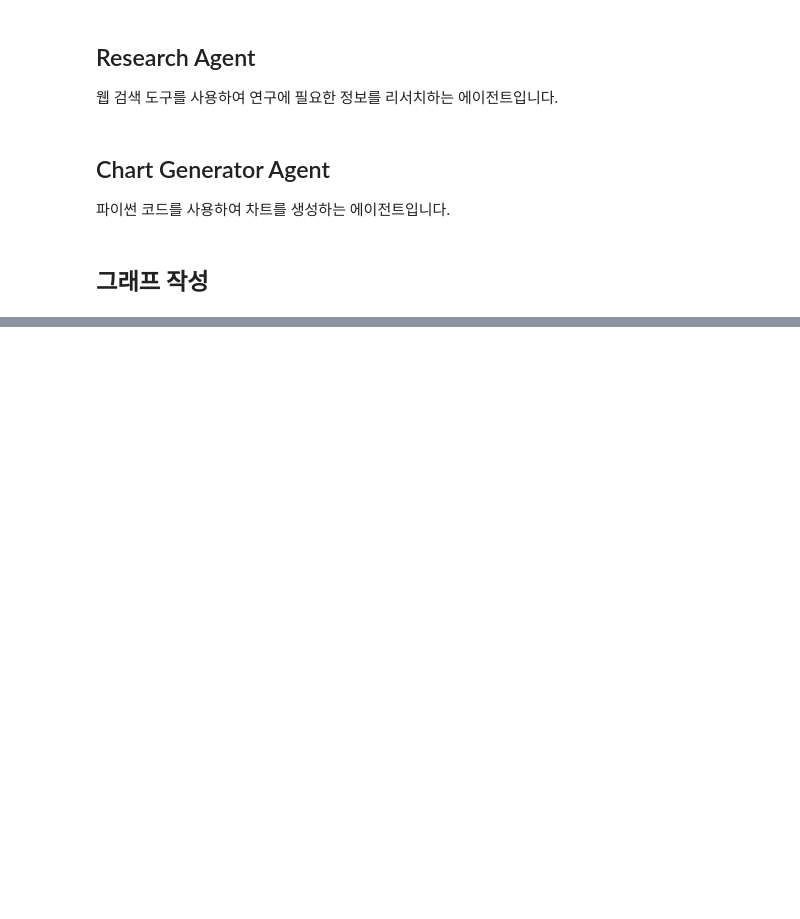
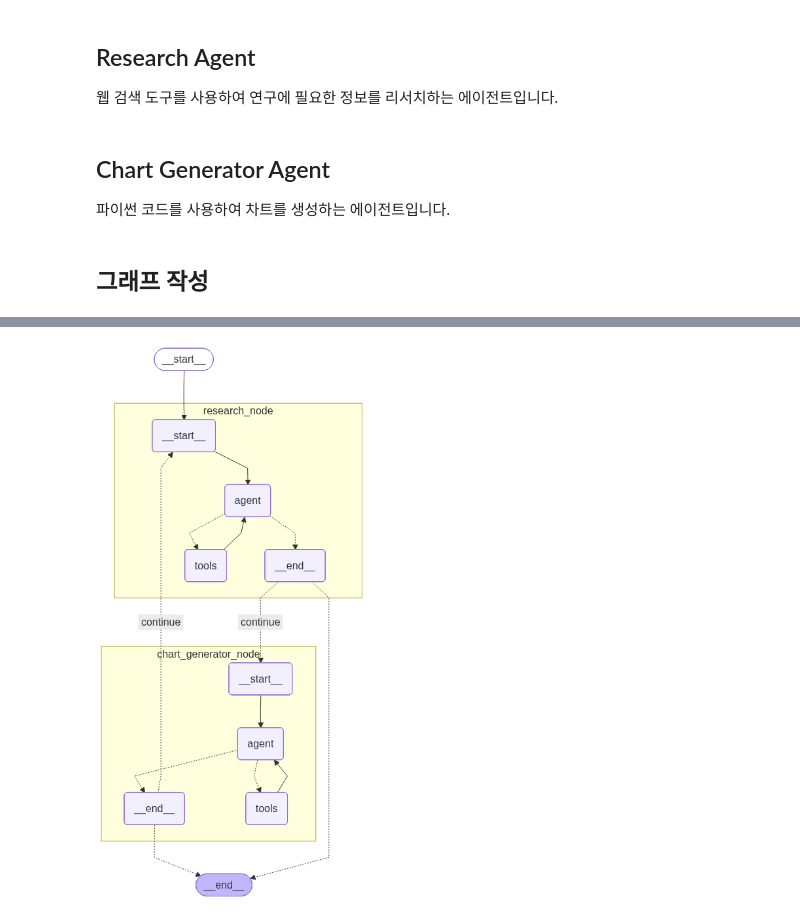
Before and after one commit to jeongsk/langchain-academy, a Jupyter notebook: projects/06-Multi-Agent-Collaboration.ipynb, the cells around one changed output, grey strips where cells are left out. Cells and saved outputs as stored; diff of their text form; code cells hidden in the pictures; blank space fills up the shorter version.

```diff
--- a/projects/06-Multi-Agent-Collaboration.ipynb
+++ b/projects/06-Multi-Agent-Collaboration.ipynb
@@ -147,0 +166,4 @@ builder.add_conditional_edges(
+# %%
+display(Image(graph.get_graph(xray=True).draw_mermaid_png()))
+# %% [output]
+[figure, added]
```
Also changed, not shown: parts of 4 cells of this notebook.
